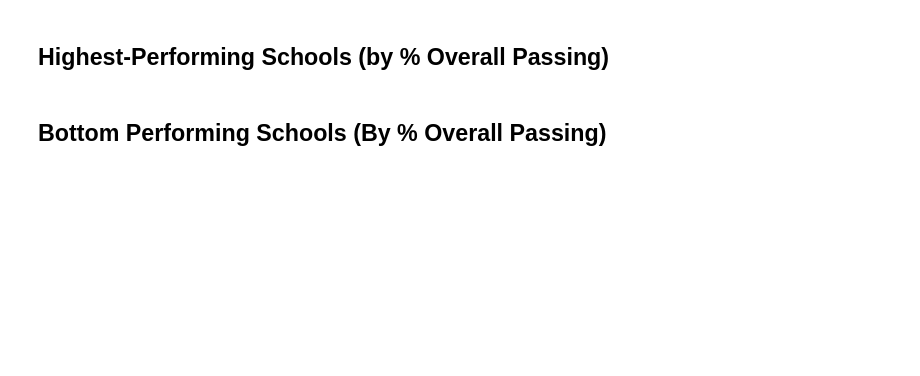
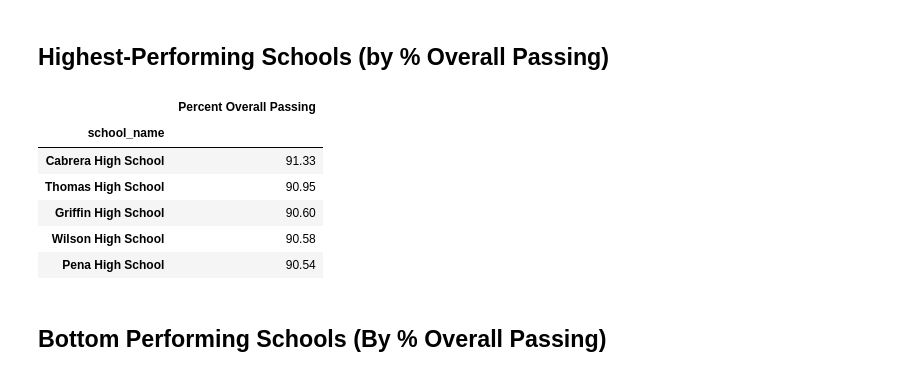
Before and after one commit to amydohlin/pandas-challenge, a Jupyter notebook: PyCitySchools/PyCitySchools.ipynb, the cells around one changed output. Drawn from its saved outputs; the diff is of its cells as text; code cells hidden in the pictures; blank space fills up the shorter version.

```diff
--- a/PyCitySchools/PyCitySchools.ipynb
+++ b/PyCitySchools/PyCitySchools.ipynb
@@ -190,17 +429,25 @@ per_school_summary
 # %%
 # Sort the schools by `% Overall Passing` in descending order and display the top 5 rows.
 top_schools = overall_passing_rate.sort_values(ascending = False)
 
 # Make it into a df
 top_schools_df = pd.DataFrame(top_schools)
 
 # Rename the percent column
 top_schools_df = top_schools_df.rename(columns={0: "Percent Overall Passing"})
 
-# Format the percent values with map("{:,.2f}%".format)
-top_schools_df["Percent Overall Passing"] = top_schools_df["Percent Overall Passing"].map("{:,.2f}%".format)
+# Format the percent values with map("{:,.2f}".format)
+top_schools_df["Percent Overall Passing"] = top_schools_df["Percent Overall Passing"].map("{:,.2f}".format)
 
 top_schools_df.head(5)
+# %% [output]
+|  | Percent Overall Passing |
+| school_name |  |
+| Cabrera High School | 91.33 |
+| Thomas High School | 90.95 |
+| Griffin High School | 90.60 |
+| Wilson High School | 90.58 |
+| Pena High School | 90.54 |
 # %% [markdown]
 ## Bottom Performing Schools (By % Overall Passing)
 # %%
```
Also changed, not shown: parts of 36 cells of this notebook.
